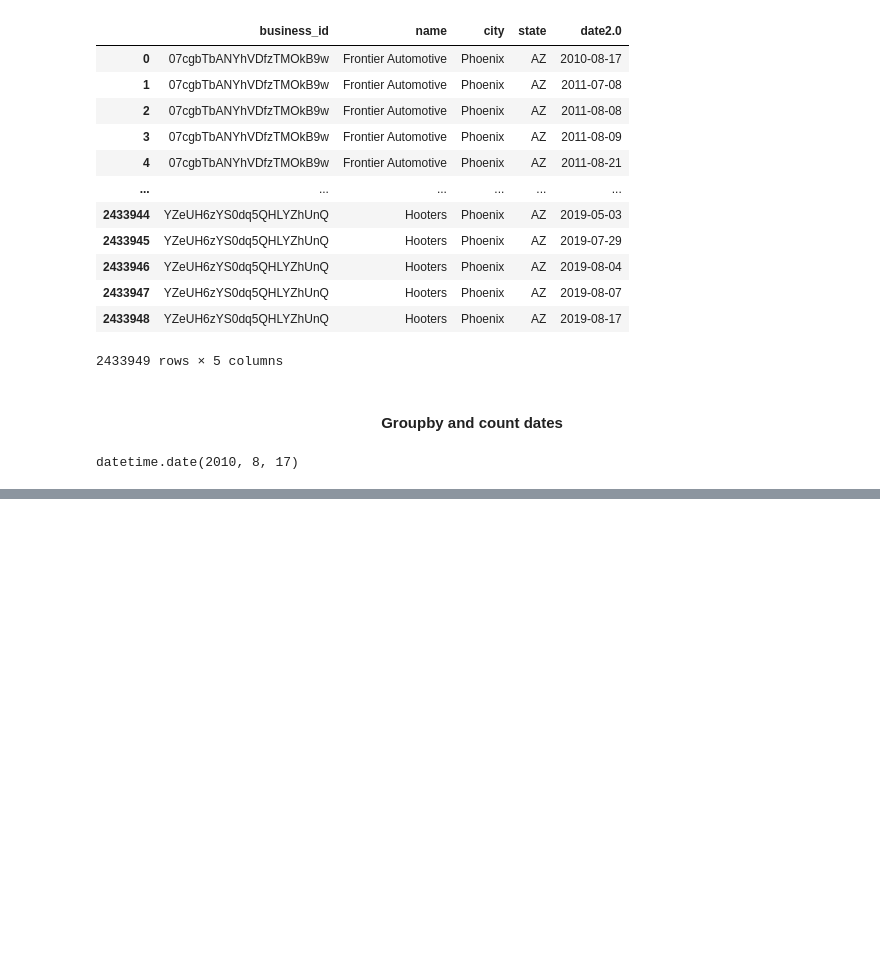
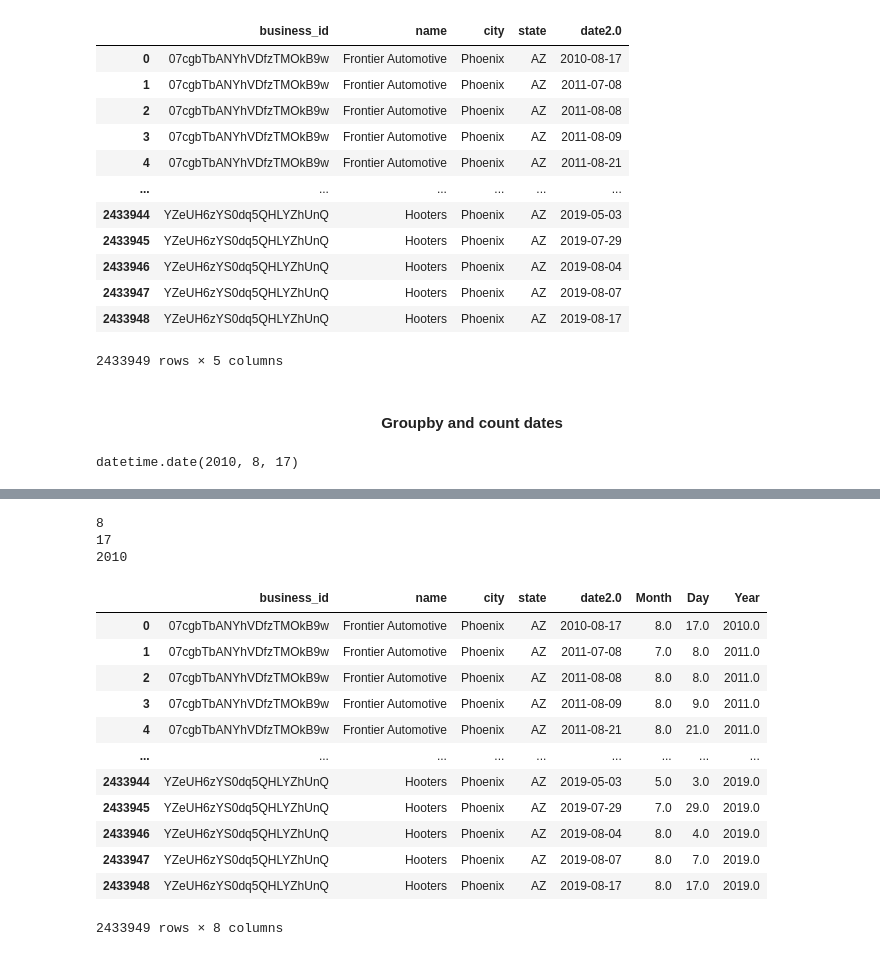
Before and after one commit to egitit/Yelp_Business_Check-ins_and_The-Weather, a Jupyter notebook: yelp_checkin_eda.ipynb, the cells around one changed output, grey strips where cells are left out. Drawn from its saved outputs; the diff is of its cells as text; code cells hidden in the pictures; blank space fills up the shorter version.

```diff
--- a/yelp_checkin_eda.ipynb
+++ b/yelp_checkin_eda.ipynb
@@ -392,0 +413,32 @@ test
+# %%
+#
+print(phx_checkins.iloc[0,4].month)
+print(phx_checkins.iloc[0,4].day)
+print(phx_checkins.iloc[0,4].year)
+# %% [output]
+8
+17
+2010
+# %%
+# new columns for month, date, year
+phx_checkins['Month'] = phx_checkins['date2.0'].apply(lambda x: x.month)
+# %%
+phx_checkins['Day'] = phx_checkins['date2.0'].apply(lambda x: x.day)
+# %%
+phx_checkins['Year'] = phx_checkins['date2.0'].apply(lambda x: x.year)
+# %%
+phx_checkins
+# %% [output]
+|  | business_id | name | city | state | date2.0 | Month | Day | Year |
+| 0 | 07cgbTbANYhVDfzTMOkB9w | Frontier Automotive | Phoenix | AZ | 2010-08-17 | 8.0 | 17.0 | 2010.0 |
+| 1 | 07cgbTbANYhVDfzTMOkB9w | Frontier Automotive | Phoenix | AZ | 2011-07-08 | 7.0 | 8.0 | 2011.0 |
+| 2 | 07cgbTbANYhVDfzTMOkB9w | Frontier Automotive | Phoenix | AZ | 2011-08-08 | 8.0 | 8.0 | 2011.0 |
+| 3 | 07cgbTbANYhVDfzTMOkB9w | Frontier Automotive | Phoenix | AZ | 2011-08-09 | 8.0 | 9.0 | 2011.0 |
+| 4 | 07cgbTbANYhVDfzTMOkB9w | Frontier Automotive | Phoenix | AZ | 2011-08-21 | 8.0 | 21.0 | 2011.0 |
+| ... | ... | ... | ... | ... | ... | ... | ... | ... |
+| 2433944 | YZeUH6zYS0dq5QHLYZhUnQ | Hooters | Phoenix | AZ | 2019-05-03 | 5.0 | 3.0 | 2019.0 |
+| 2433945 | YZeUH6zYS0dq5QHLYZhUnQ | Hooters | Phoenix | AZ | 2019-07-29 | 7.0 | 29.0 | 2019.0 |
+| 2433946 | YZeUH6zYS0dq5QHLYZhUnQ | Hooters | Phoenix | AZ | 2019-08-04 | 8.0 | 4.0 | 2019.0 |
+| 2433947 | YZeUH6zYS0dq5QHLYZhUnQ | Hooters | Phoenix | AZ | 2019-08-07 | 8.0 | 7.0 | 2019.0 |
+| 2433948 | YZeUH6zYS0dq5QHLYZhUnQ | Hooters | Phoenix | AZ | 2019-08-17 | 8.0 | 17.0 | 2019.0 |
+2433949 rows × 8 columns
```
Also changed, not shown: parts of 18 cells of this notebook, 1 other file.
